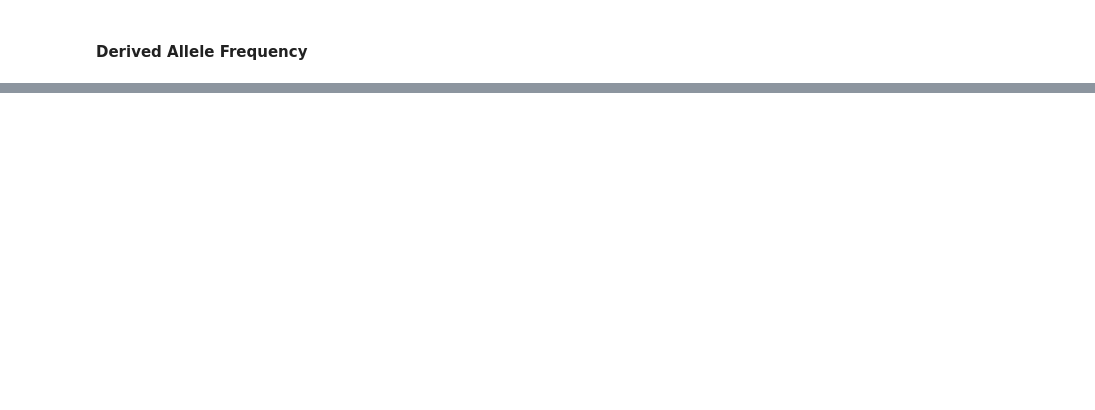
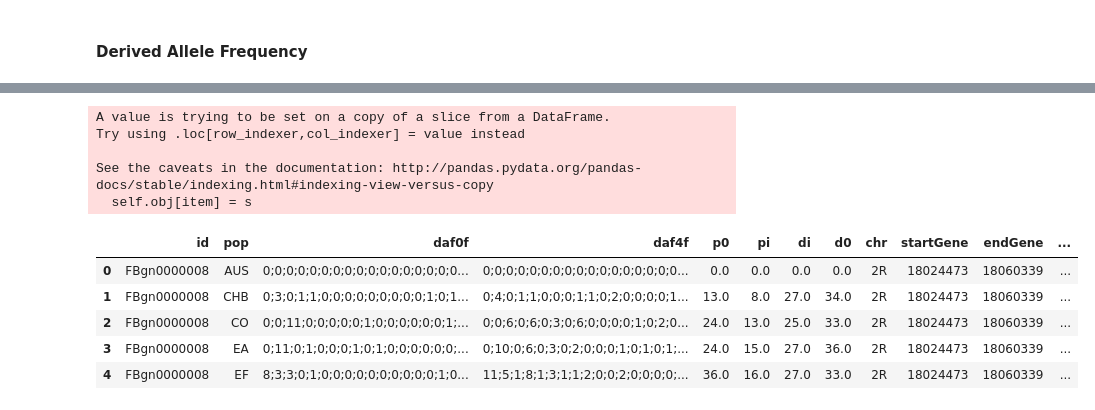
Before and after one commit to jmurga/iMKTData, a Jupyter notebook: notebooks/dmelProteins.ipynb, the cells around one changed output, grey strips where cells are left out. Saved outputs shown, nothing was run; the diff lists cells and outputs as text; code cells hidden in the pictures; blank space fills up the shorter version.

Commit message:
degenGrouped

```diff
--- a/notebooks/dmelProteins.ipynb
+++ b/notebooks/dmelProteins.ipynb
@@ -429,3 +432,5 @@ for p in pops:
 # %%
-dmelSites = pd.read_csv(DATA+ '/alleleFrequencies/dmelSites.tab', sep='\t', header=None)
+dmelSites = pd.read_csv(DATA+ '/alleleFrequencies/dsim/dsimDmelSites.tab', sep='\t', header=None)
 dmelSites.columns = ['id','CHROM','POS','div','rawDerivedAllele','type','pop']
+dmelSites = dmelSites.drop('type',axis=1)
+dmelSites.head()
@@ -431,0 +444,4 @@ dmelSites.columns = ['id','CHROM','POS','div','rawDerivedAllele','type','pop']
+# %%
+dmelSites = pd.merge(dmelSites,degeneratePositions,how='left',left_on=['CHROM','POS'],right_on=['CHROM','POS'])
+dmelSites = dmelSites[dmelSites['type']!='mixed']
+dmelSites.head()
@@ -441,7 +479,7 @@ div.columns = ['id','pop','di','d0']
 daf = dmelSites[['id','rawDerivedAllele','type','pop']][dmelSites['rawDerivedAllele']!=0]
 
 bins = np.arange(0,1.05,0.05)
-labels = [0.05,0.1,0.15,0.2,0.25,0.3,0.35,0.4,0.45,0.5,0.55,0.6,0.65,0.7,0.75,0.8,0.85,0.9,0.95,1]
+labels =  np.arange(0.05,1.05,0.05)
 
 daf['categories'] = pd.cut(daf['rawDerivedAllele'],bins=bins,labels=labels)
 
@@ -456,5 +494,4 @@ sfs['pi'] = sfs['0fold'].apply(lambda x: sum(x))
 sfs['0fold'] = sfs['0fold'].apply(lambda x:';'.join(map(str,x)))
 sfs['4fold'] = sfs['4fold'].apply(lambda x:';'.join(map(str,x)))
 
-sfs.columns = ['id','pop','DAF0f','DAF4f','p0','pi']
-sfs[['id','p0','pi']]
+sfs.columns = ['id','pop','daf0f','daf4f','p0','pi']
@@ -487,12 +558,27 @@ totalFoldPositionsByPop = totalFoldPositionsByPop.reset_index(drop=True)
 genesByPop = pd.merge(genesByPop,totalFoldPositionsByPop,on=['id','pop'],how='outer')
 # %%
 PopFlyData = pd.merge(PopFlyData,genesByPop,on=['id','pop'],how='outer')
-PopFlyData[PopFlyData['DAF0f'].isna()].loc[:,'DAF0f'] = '0;0;0;0;0;0;0;0;0;0;0;0;0;0;0;0;0;0;0;0'
-PopFlyData[PopFlyData['DAF4f'].isna()].loc[:,'DAF4f'] = '0;0;0;0;0;0;0;0;0;0;0;0;0;0;0;0;0;0;0;0'
-PopFlyData['DAF0f'] = PopFlyData['DAF0f'].fillna('0;0;0;0;0;0;0;0;0;0;0;0;0;0;0;0;0;0;0;0')
-PopFlyData['DAF4f'] = PopFlyData['DAF4f'].fillna('0;0;0;0;0;0;0;0;0;0;0;0;0;0;0;0;0;0;0;0')
+PopFlyData[PopFlyData['daf0f'].isna()].loc[:,'daf0f'] = '0;0;0;0;0;0;0;0;0;0;0;0;0;0;0;0;0;0;0;0'
+PopFlyData[PopFlyData['daf4f'].isna()].loc[:,'daf4f'] = '0;0;0;0;0;0;0;0;0;0;0;0;0;0;0;0;0;0;0;0'
+PopFlyData['daf0f'] = PopFlyData['daf0f'].fillna('0;0;0;0;0;0;0;0;0;0;0;0;0;0;0;0;0;0;0;0')
+PopFlyData['daf4f'] = PopFlyData['daf4f'].fillna('0;0;0;0;0;0;0;0;0;0;0;0;0;0;0;0;0;0;0;0')
 PopFlyData = PopFlyData.fillna(0)
+# %% [output]
+A value is trying to be set on a copy of a slice from a DataFrame.
+Try using .loc[row_indexer,col_indexer] = value instead
+
+See the caveats in the documentation: http://pandas.pydata.org/pandas-docs/stable/indexing.html#indexing-view-versus-copy
+  self.obj[item] = s
 # %%
 dfRecomb = pd.read_csv(DATA + '/genesRecombination.tab',sep='\t')
 dfRecomb.columns = ['id','recomb']
 PopFlyData = pd.merge(PopFlyData,dfRecomb,on=['id'])
+# %%
+PopFlyData.head()
+# %% [output]
+|  | id | pop | daf0f | daf4f | p0 | pi | di | d0 | chr | startGene | endGene | ... |
+| 0 | FBgn0000008 | AUS | 0;0;0;0;0;0;0;0;0;0;0;0;0;0;0;0;0... | 0;0;0;0;0;0;0;0;0;0;0;0;0;0;0;0;0... | 0.0 | 0.0 | 0.0 | 0.0 | 2R | 18024473 | 18060339 | ... |
+| 1 | FBgn0000008 | CHB | 0;3;0;1;1;0;0;0;0;0;0;0;0;0;1;0;1... | 0;4;0;1;1;0;0;0;1;1;0;2;0;0;0;0;1... | 13.0 | 8.0 | 27.0 | 34.0 | 2R | 18024473 | 18060339 | ... |
+| 2 | FBgn0000008 | CO | 0;0;11;0;0;0;0;0;1;0;0;0;0;0;0;1;... | 0;0;6;0;6;0;3;0;6;0;0;0;0;1;0;2;0... | 24.0 | 13.0 | 25.0 | 33.0 | 2R | 18024473 | 18060339 | ... |
+| 3 | FBgn0000008 | EA | 0;11;0;1;0;0;0;1;0;1;0;0;0;0;0;0;... | 0;10;0;6;0;3;0;2;0;0;0;1;0;1;0;1;... | 24.0 | 15.0 | 27.0 | 36.0 | 2R | 18024473 | 18060339 | ... |
+| 4 | FBgn0000008 | EF | 8;3;3;0;1;0;0;0;0;0;0;0;0;0;0;1;0... | 11;5;1;8;1;3;1;1;2;0;0;2;0;0;0;0;... | 36.0 | 16.0 | 27.0 | 33.0 | 2R | 18024473 | 18060339 | ... |
```
Also changed, not shown: parts of 44 cells of this notebook, 6 other files.
